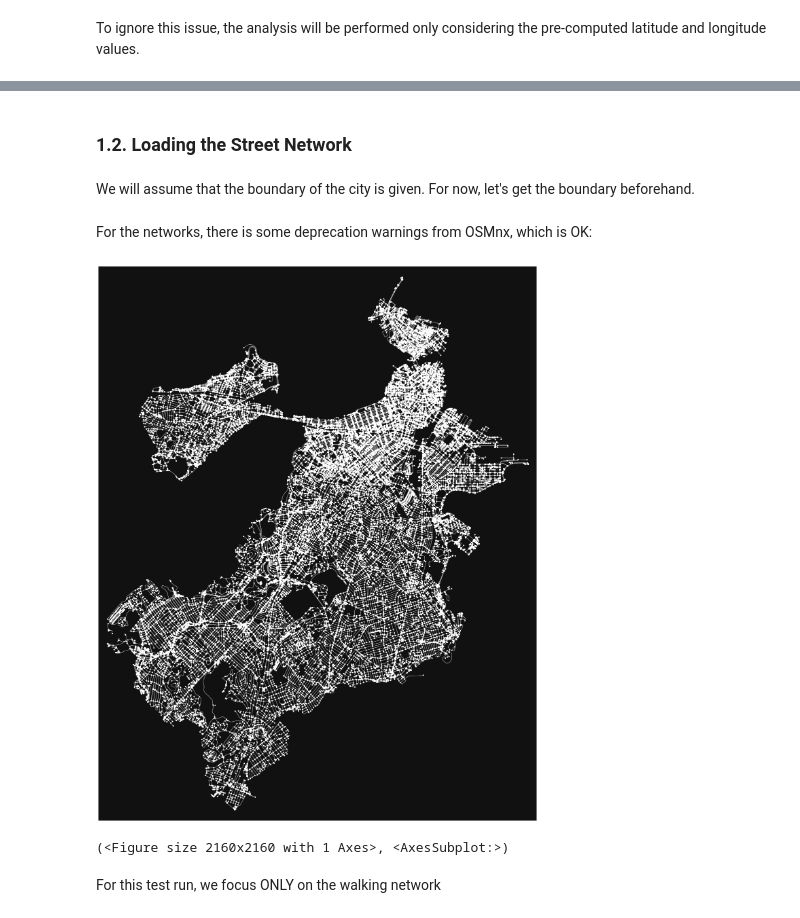
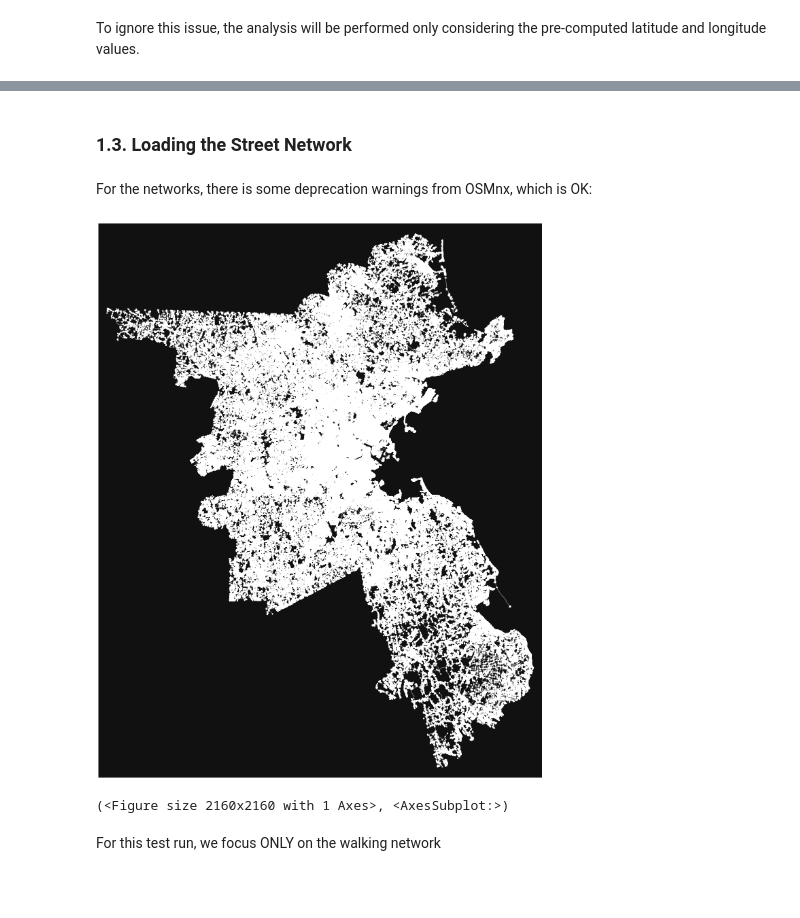
Before and after one commit to gsagostini/amenities-distance, a Jupyter notebook: notebooks/21-11-17_bostonOD.ipynb, the cells around one changed output, grey strips where cells are left out. Cells and saved outputs as stored; diff of their text form; code cells hidden in the pictures; blank space fills up the shorter version.

Commit message:
included FUA polygon and augmented network distance

```diff
--- a/notebooks/21-11-17_bostonOD.ipynb
+++ b/notebooks/21-11-17_bostonOD.ipynb
@@ -45,9 +47,8 @@ To ignore this issue, the analysis will be performed only considering the pre-co
+# %%
+us_ufa_gdf = gpd.read_file('../data/d01_raw/FUA shapefiles/USA_core_commuting.shx')
+boston_bdry_gdf = us_ufa_gdf.loc[us_ufa_gdf['fuaname'] == 'Boston'].reset_index()
 # %% [markdown]
-### 1.2. Loading the Street Network
+### 1.3. Loading the Street Network
-# %% [markdown]
-We will assume that the boundary of the city is given. For now, let's get the boundary beforehand.
-# %%
-boston_bdry_gdf = ox.geocode_to_gdf('Boston, USA')
 # %% [markdown]
 For the networks, there is some deprecation warnings from OSMnx, which is OK:
 # %%
@@ -56,8 +57,8 @@ boston_walk_graph_proj = ox.project_graph(boston_walk_graph)
 #boston_drive_graph = ox.graph_from_polygon(boston_bdry_gdf['geometry'][0], network_type='drive')
 # %%
-ox.plot_graph(boston_walk_graph_proj, figsize=(30,30))
+ox.plot_graph(boston_walk_graph, figsize=(30,30))
 # %% [output]
-[figure, old version]
+[figure, new version]
 (<Figure size 2160x2160 with 1 Axes>, <AxesSubplot:>)
 # %% [markdown]
 For this test run, we focus ONLY on the walking network
```
Also changed, not shown: parts of 17 cells of this notebook.
